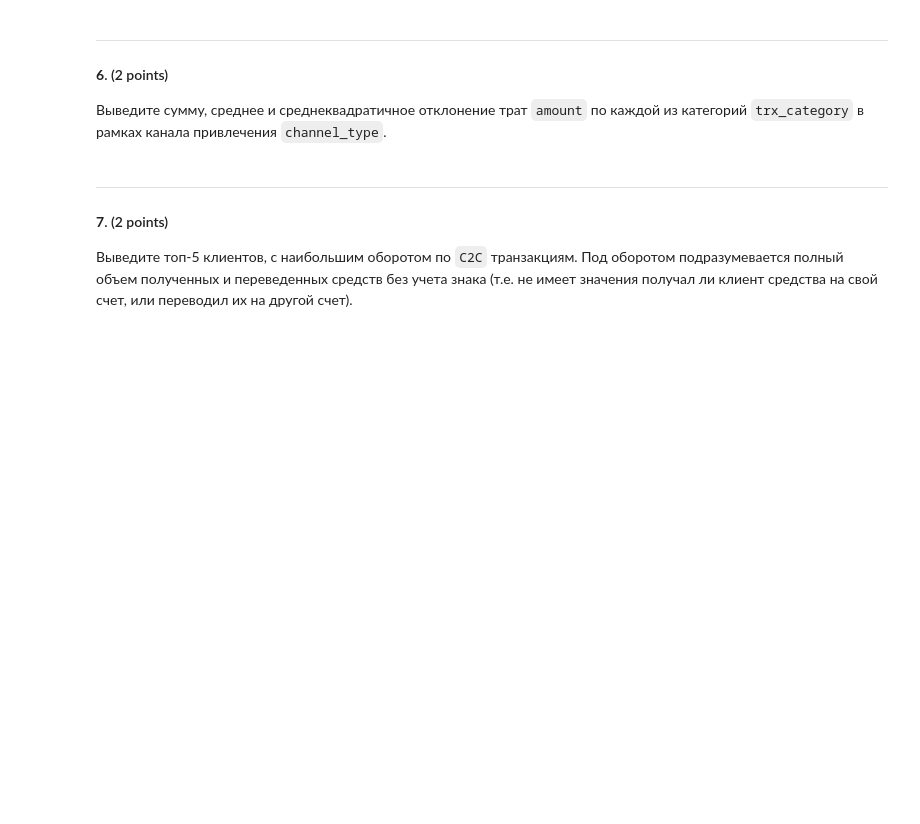
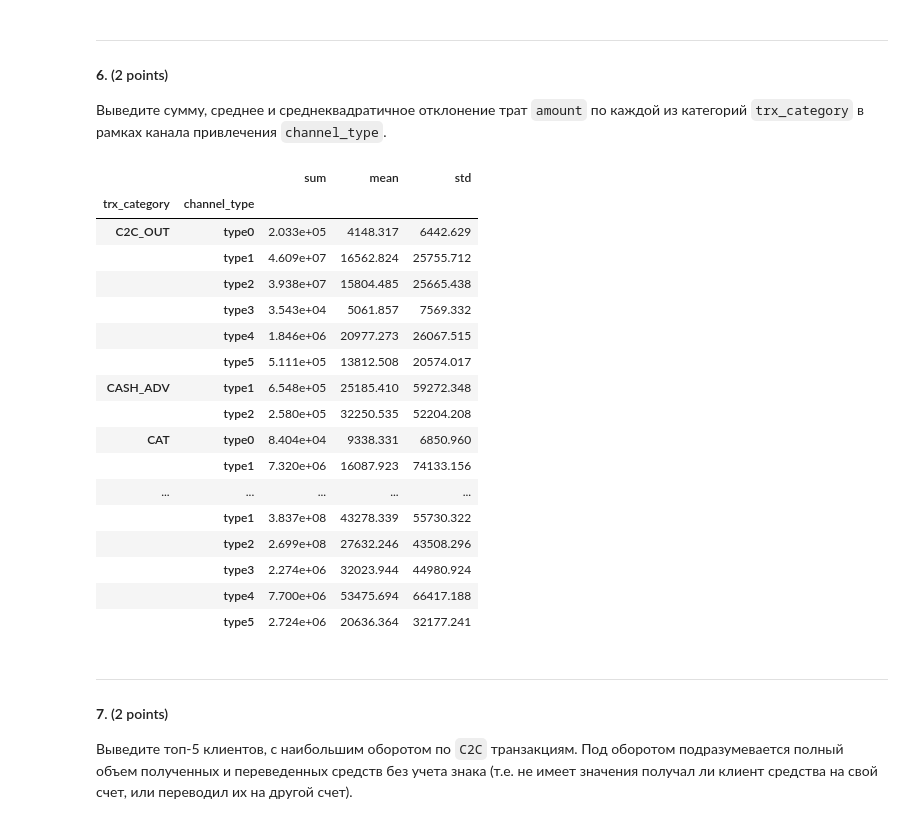
Before and after one commit to Grumpy-cloud/ISP_ML1_2025_Homework_Makarov_SK, a Jupyter notebook: hw1/ISP_HW1_NUMPY&PANDAS.ipynb, the cells around one changed output. Cells and saved outputs as stored; diff of their text form; code cells hidden in the pictures; blank space fills up the shorter version.

```diff
--- a/hw1/ISP_HW1_NUMPY&PANDAS.ipynb
+++ b/hw1/ISP_HW1_NUMPY&PANDAS.ipynb
@@ -54,7 +54,7 @@ __1.2__. Загрузите файл `train.csv` и сохраните его в
 #############################
 ### ╰( ͡° ͜ʖ ͡° )つ──────☆*:・ﾟ
 #############################
-df = pd.read_csv('D:/Coding/ISP_ML1_2025_Homework_Makarov_SK/hw1/data/train.csv', sep=',')
+df = pd.read_csv('./data/train.csv', sep=',')
 df.head(10)
 # %% [output]
 |  | PERIOD | cl_id | MCC | channel_type | currency | TRDATETIME | amount | trx_category | target_flag | ... |
@@ -417,3 +413,30 @@ df.iloc[index].head()
+# %%
+#############################
+### ╰( ͡° ͜ʖ ͡° )つ──────☆*:・ﾟ
+#############################
+
+df.query('trx_category_mul == -1') \
+  .groupby(by=['trx_category', 'channel_type'], observed=True)['amount'] \
+  .agg(['sum', 'mean', 'std'])
+# %% [output]
+|  |  | sum | mean | std |
+| trx_category | channel_type |  |  |  |
+| C2C_OUT | type0 | 2.033e+05 | 4148.317 | 6442.629 |
+|  | type1 | 4.609e+07 | 16562.824 | 25755.712 |
+|  | type2 | 3.938e+07 | 15804.485 | 25665.438 |
+|  | type3 | 3.543e+04 | 5061.857 | 7569.332 |
+|  | type4 | 1.846e+06 | 20977.273 | 26067.515 |
+|  | type5 | 5.111e+05 | 13812.508 | 20574.017 |
+| CASH_ADV | type1 | 6.548e+05 | 25185.410 | 59272.348 |
+|  | type2 | 2.580e+05 | 32250.535 | 52204.208 |
+| CAT | type0 | 8.404e+04 | 9338.331 | 6850.960 |
+|  | type1 | 7.320e+06 | 16087.923 | 74133.156 |
+| ... | ... | ... | ... | ... |
+|  | type1 | 3.837e+08 | 43278.339 | 55730.322 |
+|  | type2 | 2.699e+08 | 27632.246 | 43508.296 |
+|  | type3 | 2.274e+06 | 32023.944 | 44980.924 |
+|  | type4 | 7.700e+06 | 53475.694 | 66417.188 |
+|  | type5 | 2.724e+06 | 20636.364 | 32177.241 |
 # %% [markdown]
 ---------------------------------
 
```
Also changed, not shown: parts of 7 cells of this notebook.
